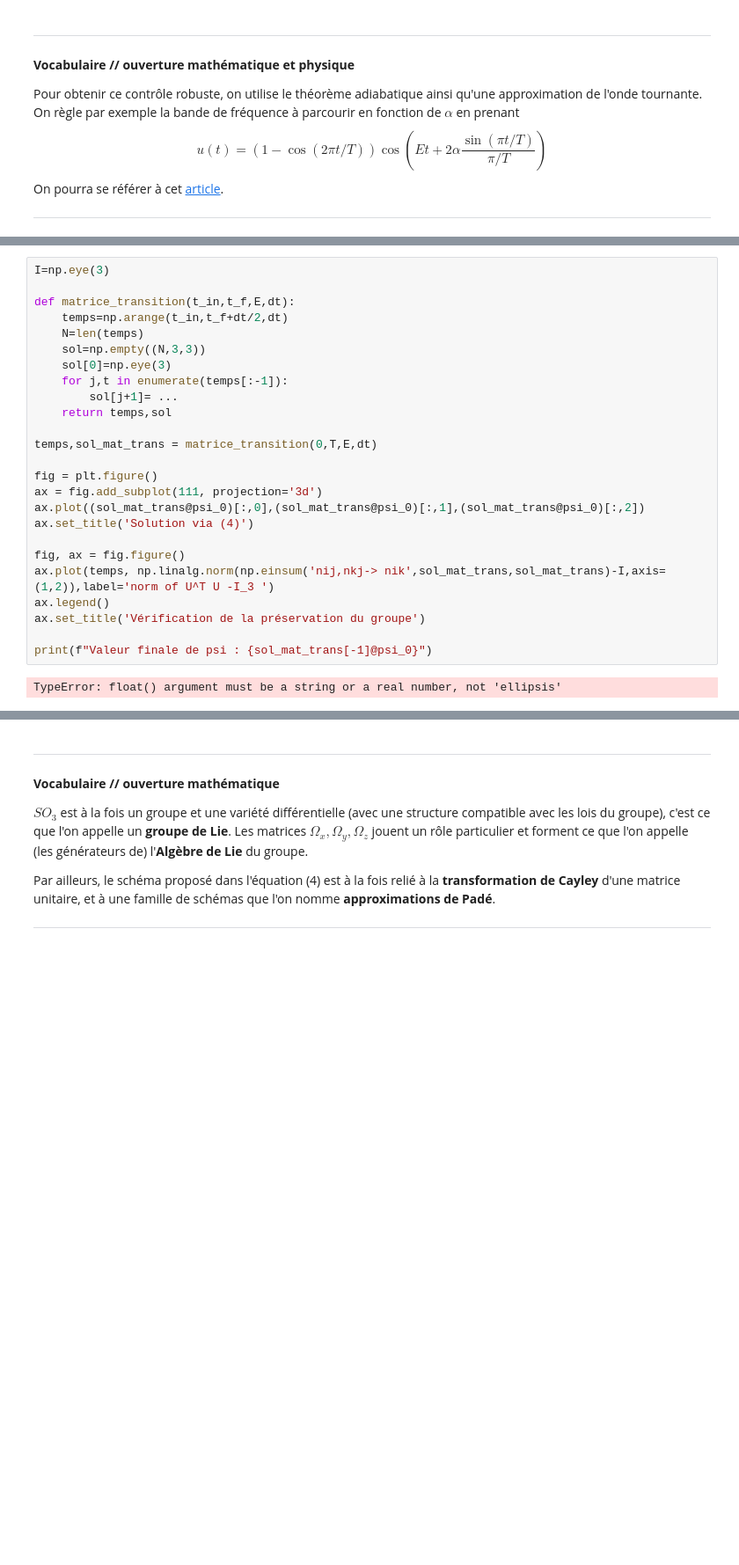
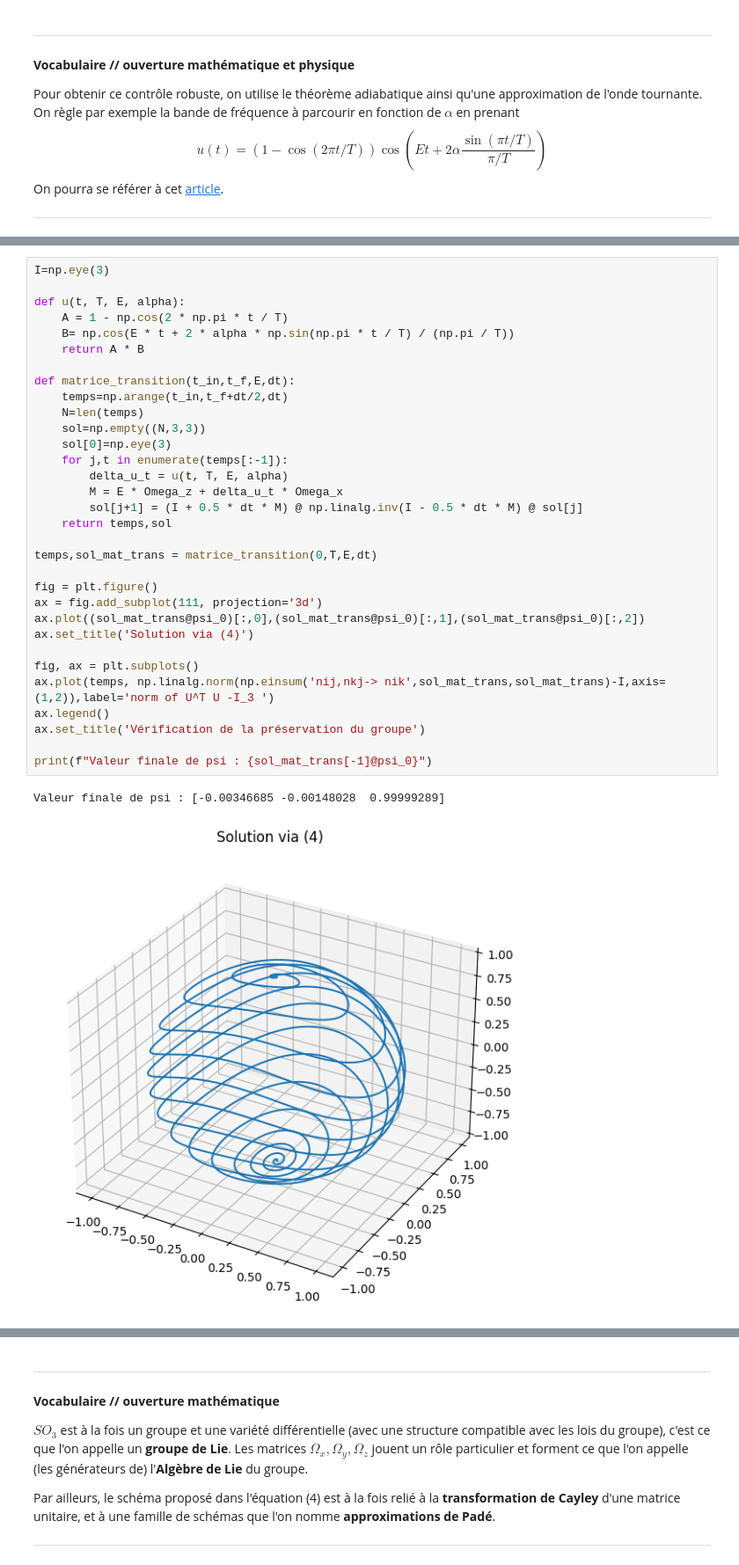
Before and after one commit to solenelosantos/Equations-diff-rentielles, a Jupyter notebook: Projet - Equations Différentielles - 2024.ipynb, the cells around one changed output, grey strips where cells are left out. Shown at 88% size. Drawn from its saved outputs; the diff is of its cells as text; blank space fills up the shorter version.

```diff
--- a/Projet - Equations Différentielles - 2024.ipynb
+++ b/Projet - Equations Différentielles - 2024.ipynb
@@ -418,27 +491,35 @@ Par récurrence, on en déduit que $U^n$ reste dans $SO_3$ pour tout $n$.
 # %%
 I=np.eye(3)
+
+def u(t, T, E, alpha):
+    A = 1 - np.cos(2 * np.pi * t / T)
+    B= np.cos(E * t + 2 * alpha * np.sin(np.pi * t / T) / (np.pi / T))
+    return A * B
 
 def matrice_transition(t_in,t_f,E,dt):
     temps=np.arange(t_in,t_f+dt/2,dt)
     N=len(temps)
     sol=np.empty((N,3,3))
     sol[0]=np.eye(3)
     for j,t in enumerate(temps[:-1]):
-        sol[j+1]= ...
+        delta_u_t = u(t, T, E, alpha)
+        M = E * Omega_z + delta_u_t * Omega_x
+        sol[j+1] = (I + 0.5 * dt * M) @ np.linalg.inv(I - 0.5 * dt * M) @ sol[j]
     return temps,sol
 
 temps,sol_mat_trans = matrice_transition(0,T,E,dt)
 
 fig = plt.figure()
 ax = fig.add_subplot(111, projection='3d')
 ax.plot((sol_mat_trans@psi_0)[:,0],(sol_mat_trans@psi_0)[:,1],(sol_mat_trans@psi_0)[:,2])
 ax.set_title('Solution via (4)')
 
-fig, ax = fig.figure()
+fig, ax = plt.subplots()
 ax.plot(temps, np.linalg.norm(np.einsum('nij,nkj-> nik',sol_mat_trans,sol_mat_trans)-I,axis=(1,2)),label='norm of U^T U -I_3 ')
 ax.legend()
 ax.set_title('Vérification de la préservation du groupe')
 
 print(f"Valeur finale de psi : {sol_mat_trans[-1]@psi_0}")
 # %% [output]
-TypeError: float() argument must be a string or a real number, not 'ellipsis'
+Valeur finale de psi : [-0.00346685 -0.00148028  0.99999289]
+[figure, added]
```
Also changed, not shown: parts of 6 cells of this notebook.
